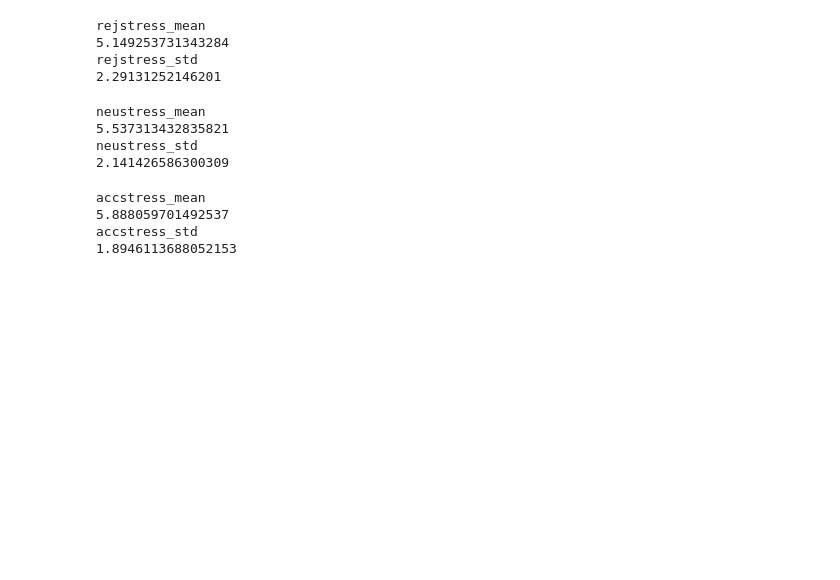
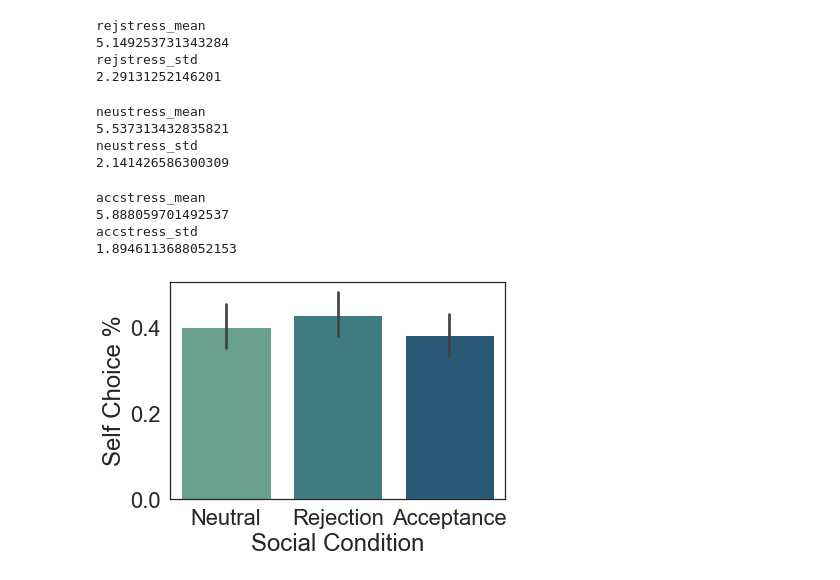
Before and after one commit to fareri-lab/Rejection_Choice, a Jupyter notebook: RMAnova w Pingouin_7.18.23.ipynb, the cells around one changed output. Drawn from its saved outputs; the diff is of its cells as text; code cells hidden in the pictures; blank space fills up the shorter version.

Commit message:
ANOVA plots + code + plotting CSV, DF

```diff
--- a/RMAnova w Pingouin_7.18.23.ipynb
+++ b/RMAnova w Pingouin_7.18.23.ipynb
@@ -37,4 +35,5 @@ from scipy.special import logsumexp
 # %%
 current_dir = os.getcwd()
 updatedchoicedata = pd.read_csv('shortformdata_DF.csv')
+plottingdata = pd.read_csv('longformdata_DF_plotting.csv')
 # %%
@@ -895,3 +906,11 @@ accstress_mean
 5.888059701492537
 accstress_std
 1.8946113688052153
+# %%
+#sns.set(font_scale=2)
+choiceplot = sns.barplot(x='Social Condition', y='Choice', data= plottingdata,palette= 'crest',errorbar=('ci', 68))
+choiceplot.set_ylabel('Self Choice %')
+#sns.set_style('white')
+choiceplot.figure.savefig('ANOVA_choiceplot.png')
+# %% [output]
+[figure, added]
```
Also changed, not shown: parts of 5 cells of this notebook, 4 other files.
